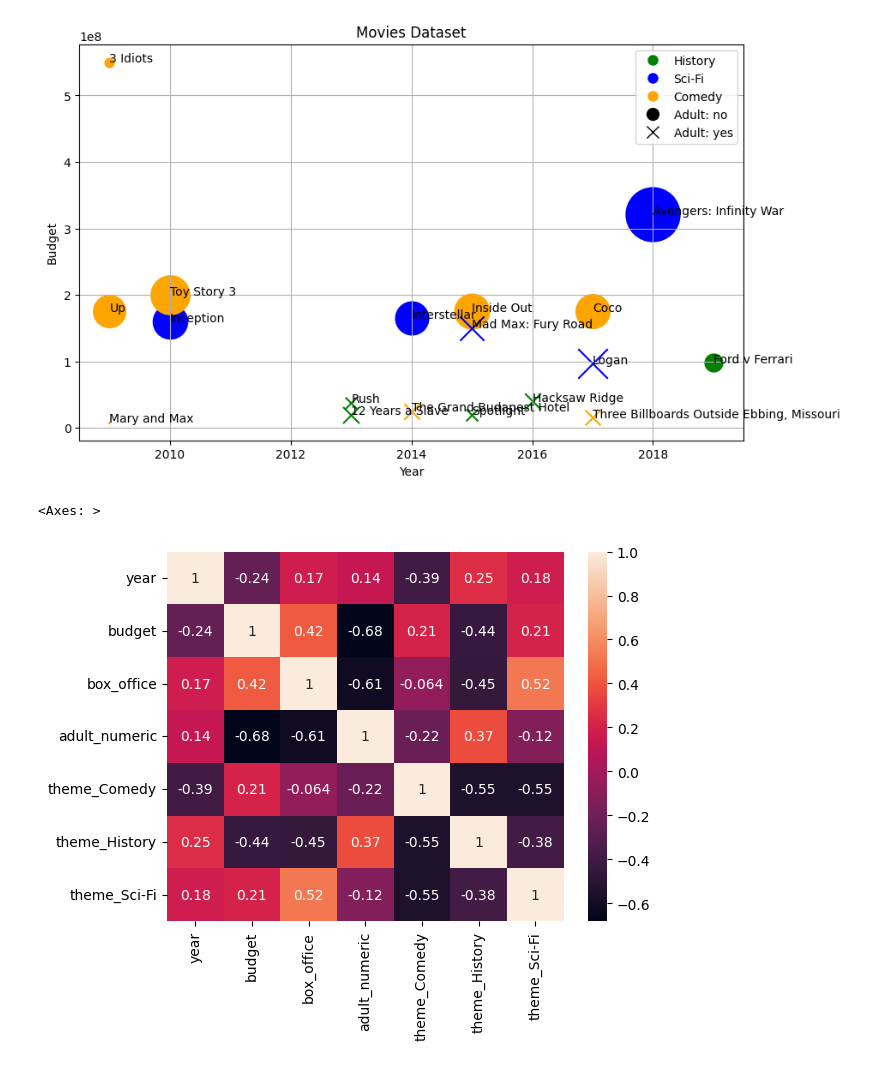
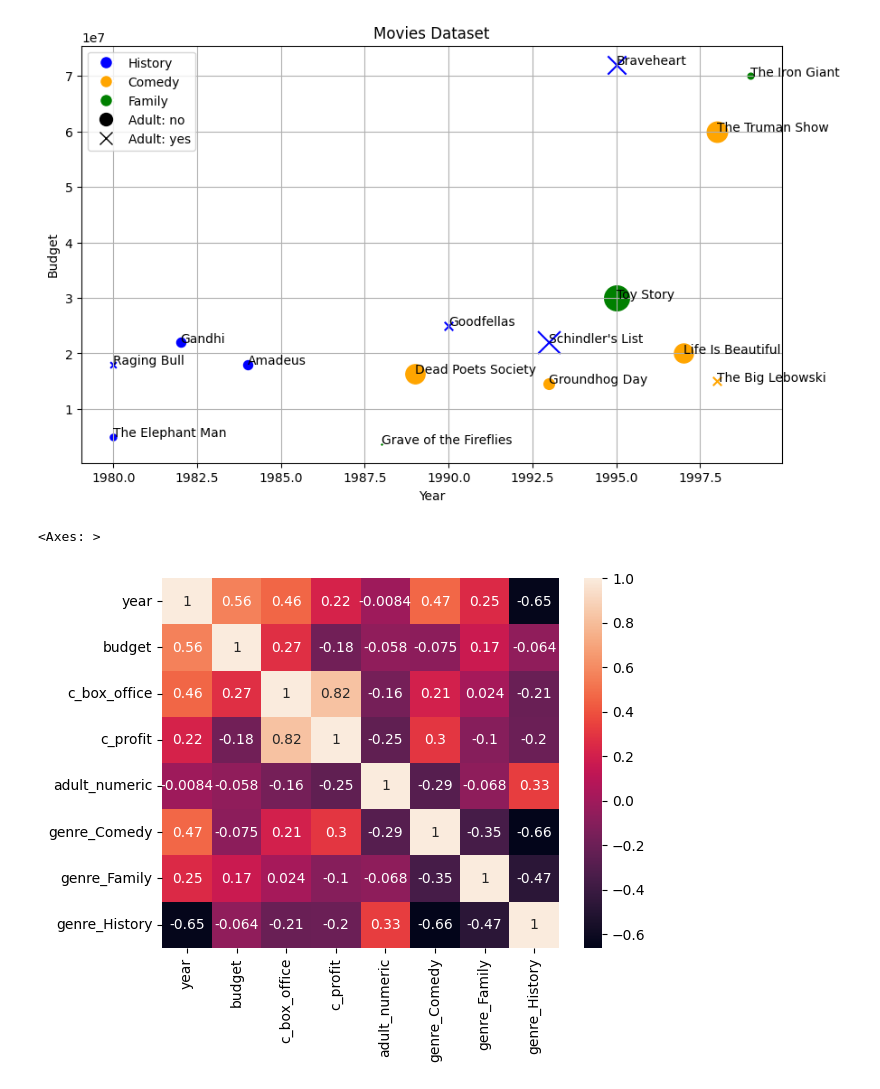
Before and after one commit to jparisu/CUNEF-ML-Resources, a Jupyter notebook: datasets/imdb/imdb_visualization.ipynb, the cells around one changed output. Saved outputs shown, nothing was run; the diff lists cells and outputs as text; code cells hidden in the pictures.

Commit message:
Update dataset and add auxiliary ones
Signed-off-by: jparisu <javier.paris.u@gmail.com>

```diff
--- a/datasets/imdb/imdb_visualization.ipynb
+++ b/datasets/imdb/imdb_visualization.ipynb
@@ -6,6 +6,7 @@ import matplotlib.pyplot as plt
 # %%
 # Download the dataset from the URL
 url = "https://raw.githubusercontent.com/jparisu/CUNEF-ML-Resources/main/datasets/imdb/imdb.csv"
+url = "../../datasets/imdb/imdb.csv"
 df = pd.read_csv(url)
 # %%
 # Plot the data (convert the 'adult' column to numeric)
@@ -29,54 +40,58 @@ sns.scatterplot(data=df, x='budget', y='box_office', hue='theme', style='adult')
 # Plot the whole dataset
 # X axis - year
 # Y axis - budget
-# Color - theme
+# Color - genre
 # Figure (o/x) - adult
 # Size - box_office
 # Add the name to each point
 
+# Get unique genres
+genres = df['genre'].unique()
+
 # Define the colors and figures
-colors = {'History': 'green', 'Sci-Fi': 'blue', 'Comedy': 'orange'}
+colors = ['blue', 'orange', 'green', 'red', 'purple', 'brown', 'pink', 'gray', 'olive', 'cyan']
+color_x_genre = {genre: colors[i] for i, genre in enumerate(genres)}
 figures = {'no': 'o', 'yes': 'x'}
 
 # Create the plot
 plt.figure(figsize=(10, 6))
 
 for i, row in df.iterrows():
     plt.scatter(row['year'], row['budget'],
-                color=colors[row['theme']],
+                color=color_x_genre[row['genre']],
                 marker=figures[row['adult']],
-                s=row['box_office'] / 1000000, # Scale down the size for better visualization
+                s=row['c_box_office'] / 1000000, # Scale down the size for better visualization
                 label=row['name'])
     plt.text(row['year'], row['budget'], row['name'])
 
-# Create legend for themes
-theme_handles = [plt.Line2D([0], [0], marker='o', color='w', markerfacecolor=color, markersize=10, label=theme)
-                 for theme, color in colors.items()]
+# Create legend for genres
+genre_handles = [plt.Line2D([0], [0], marker='o', color='w', markerfacecolor=color, markersize=10, label=genre)
+                 for genre, color in color_x_genre.items()]
 
 # Create legend for adult
 adult_handles = [plt.Line2D([0], [0], marker=marker, color='k', linestyle='None', markersize=10, label=f'Adult: {adult}')
                  for adult, marker in figures.items()]
 
 # Combine legends
-handles = theme_handles + adult_handles
+handles = genre_handles + adult_handles
 plt.legend(handles=handles)
 
 # Adding labels and title
 plt.xlabel('Year')
 plt.ylabel('Budget')
 plt.title('Movies Dataset')
 plt.grid(True)
 plt.show()
 # %% [output]
-[figure, old version]
+[figure, new version]
 # %%
-# Convert theme with one-hot encoding
-df_num = df[['year', 'budget', 'box_office', 'adult_numeric', 'theme']]
-df_num = pd.get_dummies(df_num, columns=['theme'], drop_first=False)
+# Convert genre with one-hot encoding
+df_num = df[['year', 'budget', 'c_box_office', 'c_profit', 'adult_numeric', 'genre']]
+df_num = pd.get_dummies(df_num, columns=['genre'], drop_first=False)
 
 # See correlation matrix of numeric columns
 corr = df_num.corr()
 sns.heatmap(corr, annot=True)
 # %% [output]
 <Axes: >
-[figure, old version]
+[figure, new version]
```
Also changed, not shown: parts of 3 cells of this notebook, 5 other files.
